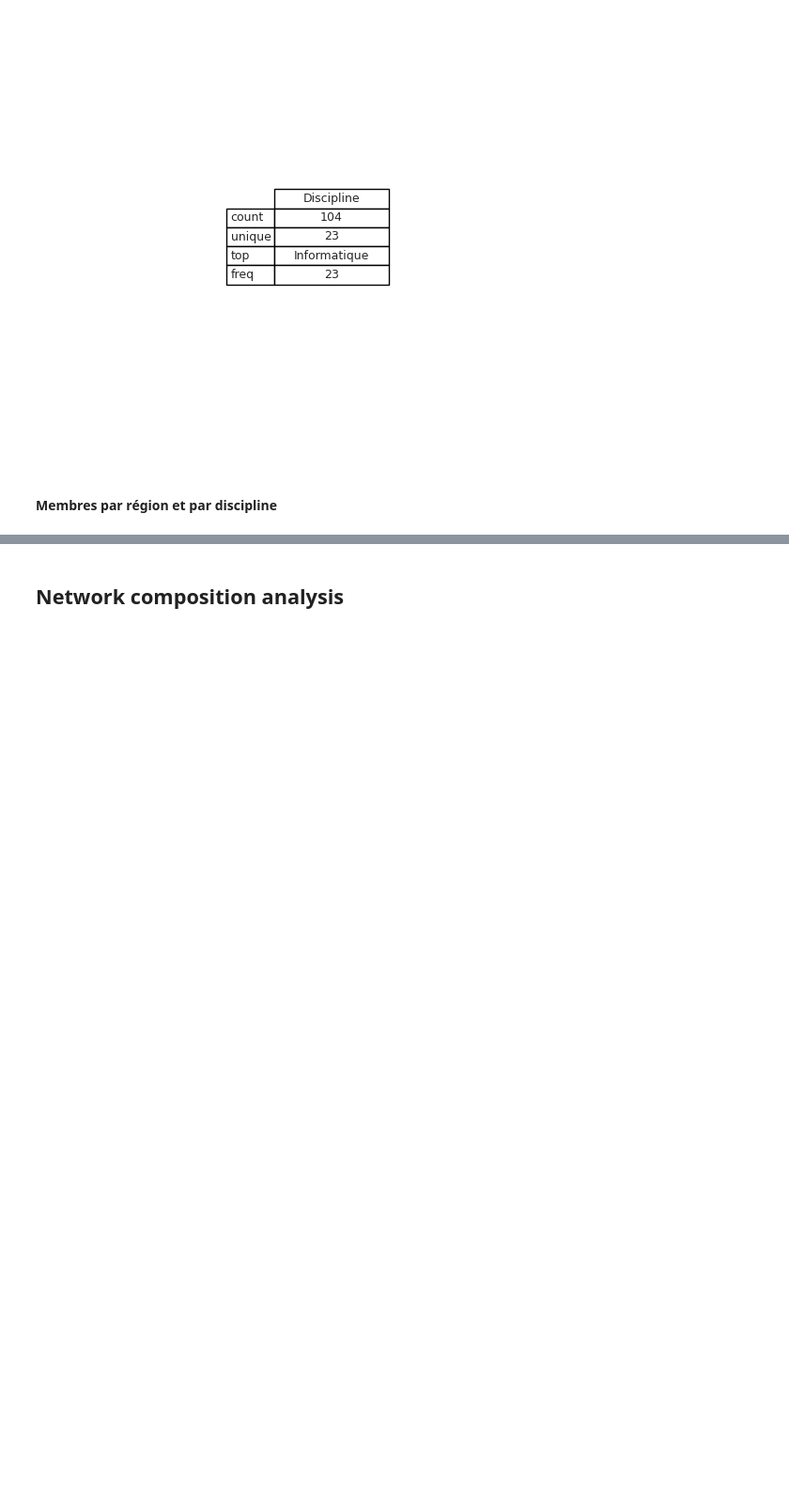
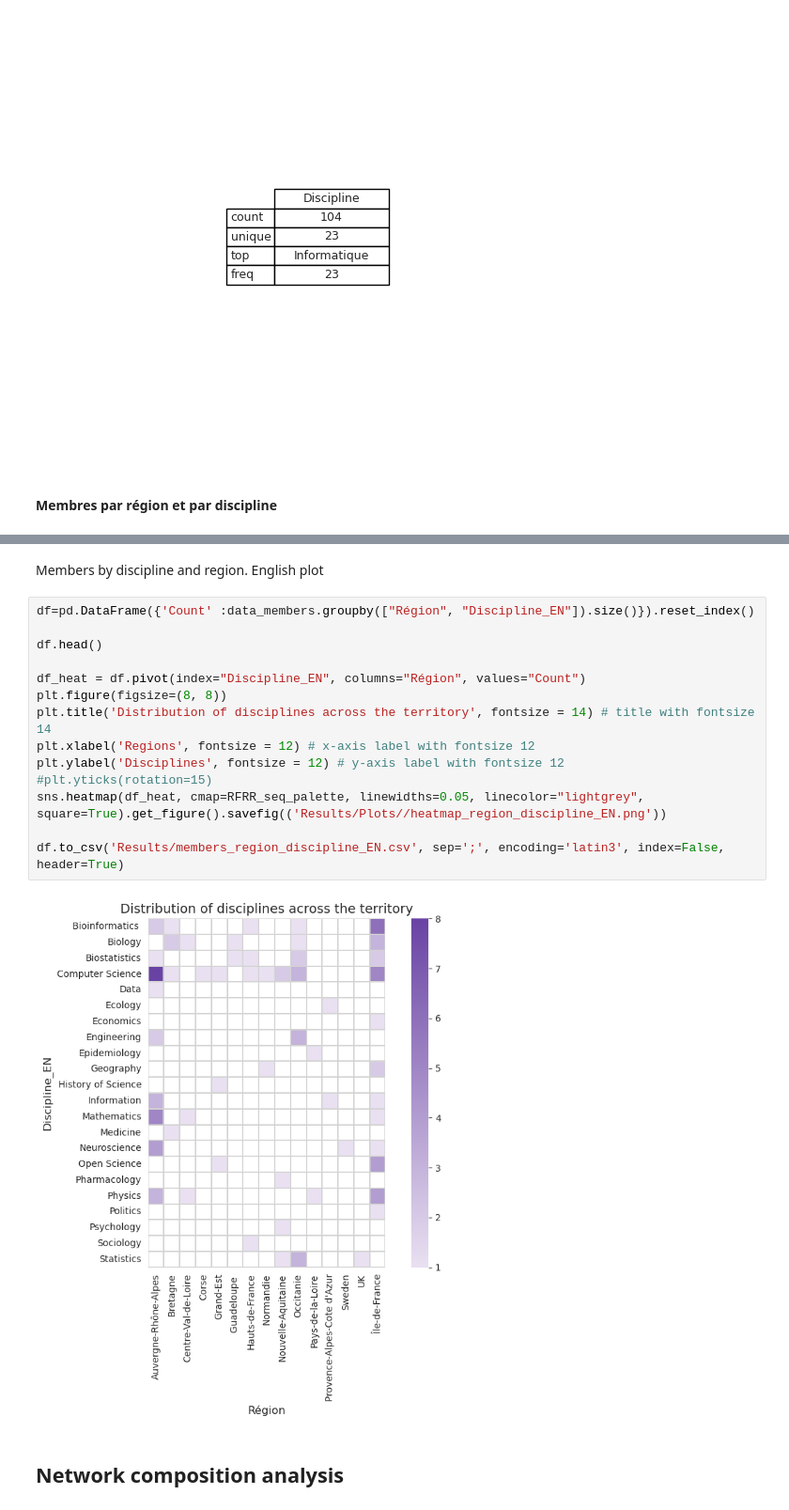
Before and after one commit to gloriagcurto/Members_RFRR, a Jupyter notebook: analyse_membres_RFRR.ipynb, the cells around one changed output, grey strips where cells are left out. Shown at 94% size. Cells and saved outputs as stored; diff of their text form; blank space fills up the shorter version.

```diff
--- a/analyse_membres_RFRR.ipynb
+++ b/analyse_membres_RFRR.ipynb
@@ -220,3 +249,21 @@ df.to_csv('Results/members_region_discipline.csv', sep=';', encoding='latin3', i
+# %% [markdown]
+Members by discipline and region. English plot
+# %%
+df=pd.DataFrame({'Count' :data_members.groupby(["Région", "Discipline_EN"]).size()}).reset_index()
+
+df.head()
+
+df_heat = df.pivot(index="Discipline_EN", columns="Région", values="Count")
+plt.figure(figsize=(8, 8))
+plt.title('Distribution of disciplines across the territory', fontsize = 14) # title with fontsize 14
+plt.xlabel('Regions', fontsize = 12) # x-axis label with fontsize 12
+plt.ylabel('Disciplines', fontsize = 12) # y-axis label with fontsize 12
+#plt.yticks(rotation=15)
+sns.heatmap(df_heat, cmap=RFRR_seq_palette, linewidths=0.05, linecolor="lightgrey", square=True).get_figure().savefig(('Results/Plots//heatmap_region_discipline_EN.png'))
+
+df.to_csv('Results/members_region_discipline_EN.csv', sep=';', encoding='latin3', index=False, header=True)
+# %% [output]
+[figure, added]
 # %% [markdown]
 ## Network composition analysis
 # %% [markdown]
```
Also changed, not shown: parts of 15 cells of this notebook, 25 other files.
